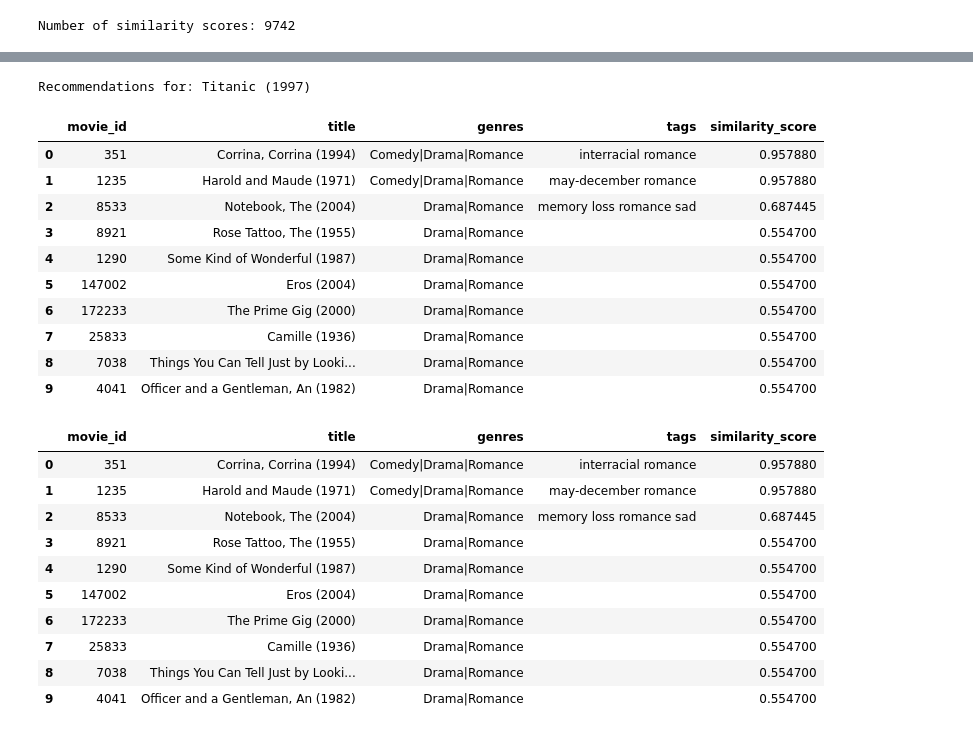
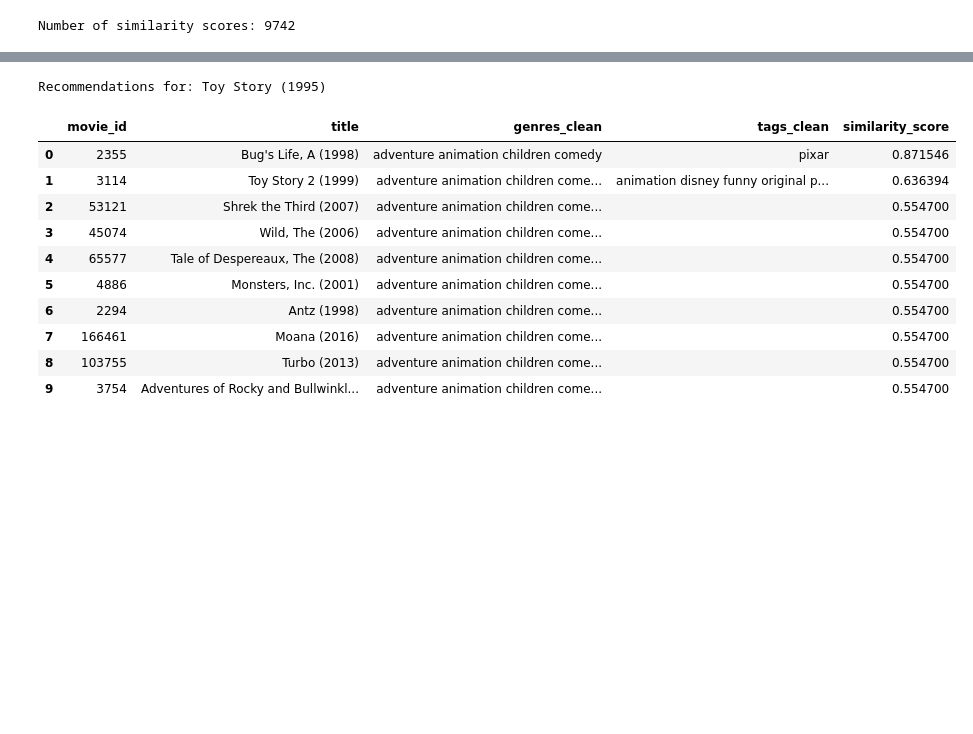
Before and after one commit to PragyaSharmaHyd/CPSC481_Final, a Jupyter notebook: notebooks/recommendations.ipynb, the cells around one changed output, grey strips where cells are left out. Drawn from its saved outputs; the diff is of its cells as text; code cells hidden in the pictures; blank space fills up the shorter version.

Commit message:
updated recommendation table for cosine simialrities to take the evaluate based on the clean genres and tags.

```diff
--- a/notebooks/recommendations.ipynb
+++ b/notebooks/recommendations.ipynb
@@ -162,12 +162,9 @@ from sklearn.preprocessing import normalize
 
 movies_df = movies_df.reset_index(drop=True)
 
-# Genres: keep each genre as one token (e.g. "sci-fi" stays intact)
-movies_df["genres_tok"] = (
-    movies_df["genres"].str.lower().str.replace(" ", "", regex=False)
-)
-genre_vec = TfidfVectorizer(tokenizer=lambda s: s.split("|"), token_pattern=None)
-genre_matrix = genre_vec.fit_transform(movies_df["genres_tok"])
+# Use the cleaned, space-separated genre names as individual tokens
+genre_vec = TfidfVectorizer(tokenizer=str.split, token_pattern=None)
+genre_matrix = genre_vec.fit_transform(movies_df["genres_clean"])
 
 # Tags: unigrams only (or bigrams with min_df), sublinear TF
 tag_vec = TfidfVectorizer(
@@ -275,7 +272,7 @@ top_20_indices = similar_movies_indices[:20]
 
 # Display recommendations
 recommendations = movies_df.iloc[top_20_indices][
-    ["movie_id", "title", "genres", "tags"]
+    ["movie_id", "title", "genres_clean", "tags_clean"]
 ].copy()
 
 recommendations["similarity_score"] = similarity_scores[top_20_indices]
@@ -343,37 +340,24 @@ def recommend_similar_movies(movie_title, top_n=10):
     top_indices = np.argsort(scores)[::-1][:top_n]
 
     recommendations = movies_df.iloc[top_indices][
-        ["movie_id", "title", "genres", "tags"]
+        ["movie_id", "title", "genres_clean", "tags_clean"]
     ].copy()
     recommendations["similarity_score"] = scores[top_indices]
     recommendations = recommendations.reset_index(drop=True)
 
     display(recommendations)  # use print(recommendations) outside Jupyter
-
-    return recommendations
 # %%
-recommend_similar_movies("Titanic", 10)
+recommend_similar_movies("Toy Story", 10)
 # %% [output]
-Recommendations for: Titanic (1997)
+Recommendations for: Toy Story (1995)
-|  | movie_id | title | genres | tags | similarity_score |
-| 0 | 351 | Corrina, Corrina (1994) | Comedy|Drama|Romance | interracial romance | 0.957880 |
-| 1 | 1235 | Harold and Maude (1971) | Comedy|Drama|Romance | may-december romance | 0.957880 |
-| 2 | 8533 | Notebook, The (2004) | Drama|Romance | memory loss romance sad | 0.687445 |
-| 3 | 8921 | Rose Tattoo, The (1955) | Drama|Romance |  | 0.554700 |
-| 4 | 1290 | Some Kind of Wonderful (1987) | Drama|Romance |  | 0.554700 |
-| 5 | 147002 | Eros (2004) | Drama|Romance |  | 0.554700 |
-| 6 | 172233 | The Prime Gig (2000) | Drama|Romance |  | 0.554700 |
-| 7 | 25833 | Camille (1936) | Drama|Romance |  | 0.554700 |
-| 8 | 7038 | Things You Can Tell Just by Looki... | Drama|Romance |  | 0.554700 |
-| 9 | 4041 | Officer and a Gentleman, An (1982) | Drama|Romance |  | 0.554700 |
+|  | movie_id | title | genres_clean | tags_clean | similarity_score |
+| 0 | 2355 | Bug's Life, A (1998) | adventure animation children comedy | pixar | 0.871546 |
+| 1 | 3114 | Toy Story 2 (1999) | adventure animation children come... | animation disney funny original p... | 0.636394 |
+| 2 | 53121 | Shrek the Third (2007) | adventure animation children come... |  | 0.554700 |
+| 3 | 45074 | Wild, The (2006) | adventure animation children come... |  | 0.554700 |
+| 4 | 65577 | Tale of Despereaux, The (2008) | adventure animation children come... |  | 0.554700 |
+| 5 | 4886 | Monsters, Inc. (2001) | adventure animation children come... |  | 0.554700 |
+| 6 | 2294 | Antz (1998) | adventure animation children come... |  | 0.554700 |
+| 7 | 166461 | Moana (2016) | adventure animation children come... |  | 0.554700 |
+| 8 | 103755 | Turbo (2013) | adventure animation children come... |  | 0.554700 |
+| 9 | 3754 | Adventures of Rocky and Bullwinkl... | adventure animation children come... |  | 0.554700 |
-|  | movie_id | title | genres | tags | similarity_score |
-| 0 | 351 | Corrina, Corrina (1994) | Comedy|Drama|Romance | interracial romance | 0.957880 |
-| 1 | 1235 | Harold and Maude (1971) | Comedy|Drama|Romance | may-december romance | 0.957880 |
-| 2 | 8533 | Notebook, The (2004) | Drama|Romance | memory loss romance sad | 0.687445 |
-| 3 | 8921 | Rose Tattoo, The (1955) | Drama|Romance |  | 0.554700 |
-| 4 | 1290 | Some Kind of Wonderful (1987) | Drama|Romance |  | 0.554700 |
-| 5 | 147002 | Eros (2004) | Drama|Romance |  | 0.554700 |
-| 6 | 172233 | The Prime Gig (2000) | Drama|Romance |  | 0.554700 |
-| 7 | 25833 | Camille (1936) | Drama|Romance |  | 0.554700 |
-| 8 | 7038 | Things You Can Tell Just by Looki... | Drama|Romance |  | 0.554700 |
-| 9 | 4041 | Officer and a Gentleman, An (1982) | Drama|Romance |  | 0.554700 |
```
Also changed, not shown: parts of 3 cells of this notebook.
